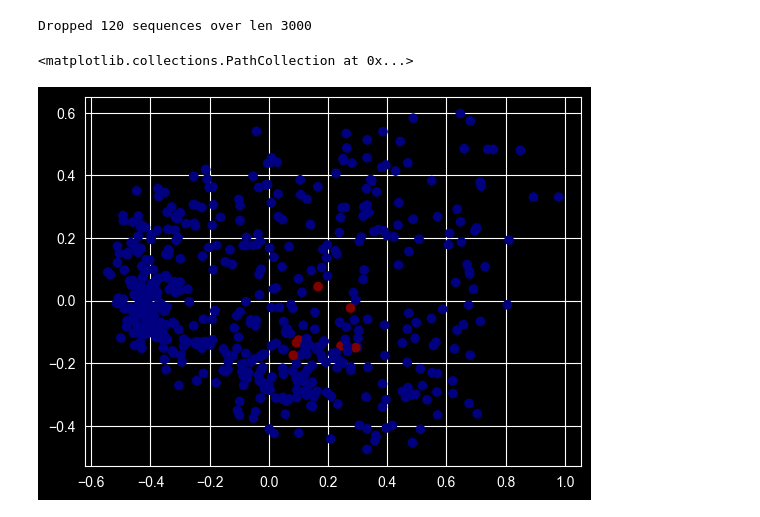
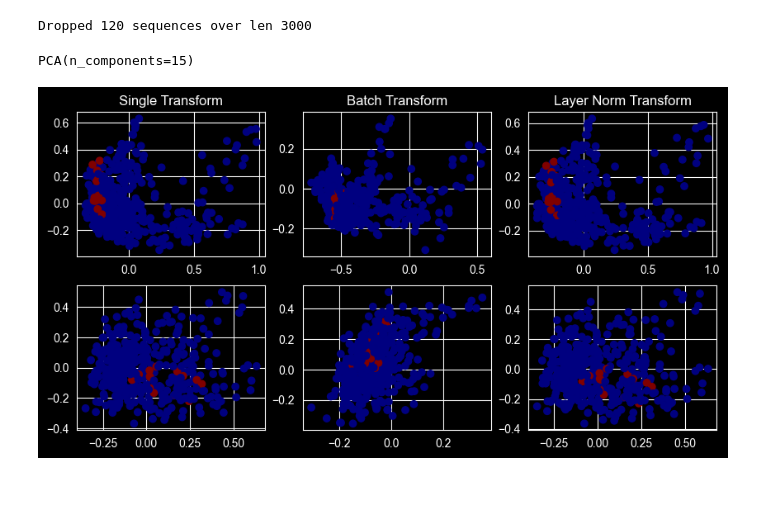
Before and after one commit to cott435/bioml, a Jupyter notebook: scripts/pca.ipynb, the cells around one changed output. Cells and saved outputs as stored; diff of their text form; code cells hidden in the pictures; blank space fills up the shorter version.

```diff
--- a/scripts/pca.ipynb
+++ b/scripts/pca.ipynb
@@ -13,16 +16,37 @@ data_name = 'IEDB_Jespersen'
 model_name = 'esmc_300m'
 base_data_dir = Path.cwd().parents[0]  / 'data'/ 'data_files'
 dataset = ESMCSingleDS(data_name, model_name, save_dir=base_data_dir, max_len=3000)
+full_data = np.load(dataset.file_path.parent / 'embeddings.npy')
+full_labels = np.load(dataset.file_path.parent / 'labels.npy')
+full_pca = PCA(n_components=15)
+full_pca.fit(full_data)
 # %% [output]
 Dropped 120 sequences over len 3000
+PCA(n_components=15)
 # %%
 
-pca = PCA(n_components=2)
-x, y = dataset[349]
-data = x.numpy()
-t_data = pca.fit_transform(data)
+def plot_pcas(idx, pc1=0, pc2=1, pc3=2):
+    x, y = dataset[idx]
+    single_pca = PCA(n_components=15)
+    single_transform = single_pca.fit_transform(x)
+    batch_transform = full_pca.transform(x)
+    ln_pca = PCA(n_components=15)
+    ln_data = (x - x.mean(-1, keepdims=True)) - x.std(-1, keepdims=True)
+    ln_transform = ln_pca.fit_transform(ln_data)
 
-plt.scatter(t_data[:, 0], t_data[:, 1], c=y.numpy(), cmap=plt.cm.get_cmap('jet'))
+    fig, axs = plt.subplots(2, 3, figsize=(10, 5))
+    axs[0, 0].set_title('Single Transform')
+    axs[0, 0].scatter(single_transform[:, pc1], single_transform[:, pc2], c=y.numpy(), cmap=plt.get_cmap('jet'))
+    axs[1, 0].scatter(single_transform[:, pc2], single_transform[:, pc3], c=y.numpy(), cmap=plt.get_cmap('jet'))
+
+    axs[0, 1].set_title('Batch Transform')
+    axs[0, 1].scatter(batch_transform[:, pc1], batch_transform[:, pc2], c=y.numpy(), cmap=plt.get_cmap('jet'))
+    axs[1, 1].scatter(batch_transform[:, pc2], batch_transform[:, pc3], c=y.numpy(), cmap=plt.get_cmap('jet'))
+
+    axs[0, 2].set_title('Layer Norm Transform')
+    axs[0, 2].scatter(ln_transform[:, pc1], ln_transform[:, pc2], c=y.numpy(), cmap=plt.get_cmap('jet'))
+    axs[1, 2].scatter(ln_transform[:, pc2], ln_transform[:, pc3], c=y.numpy(), cmap=plt.get_cmap('jet'))
-# %% [output]
-<matplotlib.collections.PathCollection at 0x...>
-[figure, removed]
+# %%
+plot_pcas(1)
+# %% [output]
+[figure, added]
```
Also changed, not shown: parts of 5 cells of this notebook, 11 other files.
